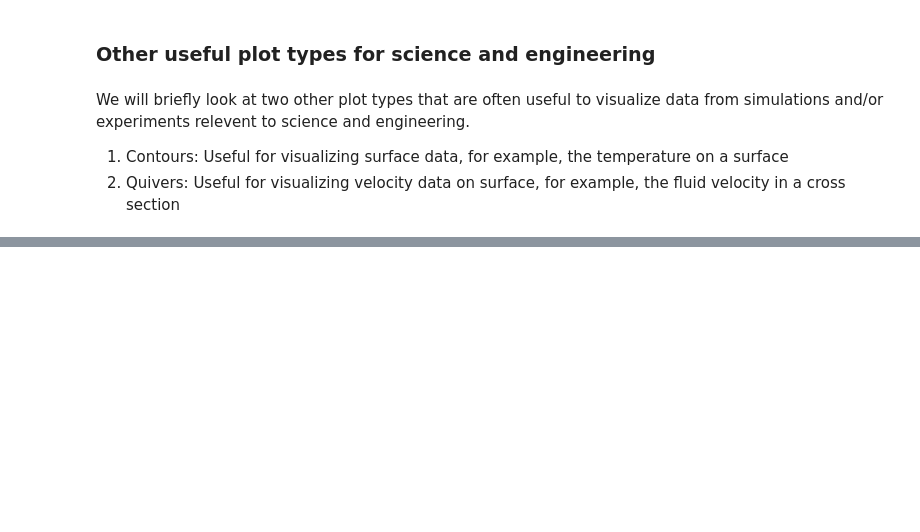
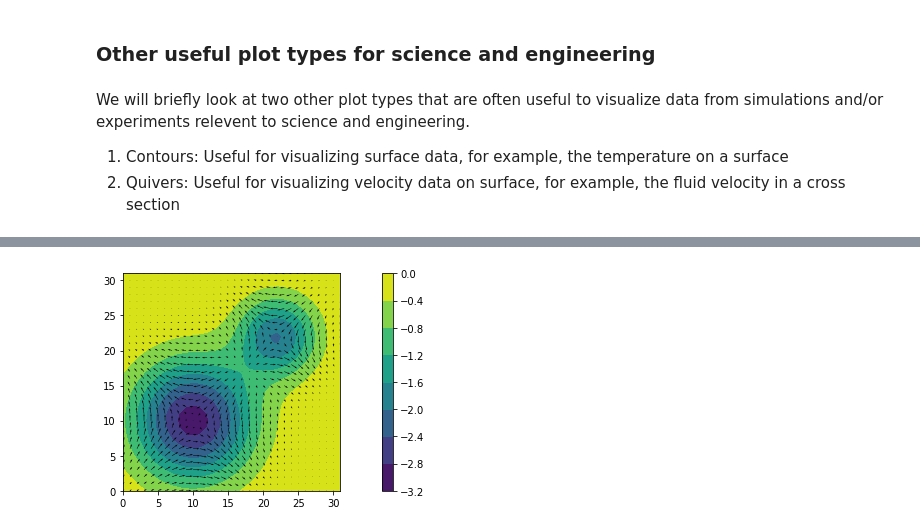
Before and after one commit to nishantsule/Data-Visualization-Workshop, a Jupyter notebook: Data-Viz-FundamentalsReview.ipynb, the cells around one changed output, grey strips where cells are left out. Drawn from its saved outputs; the diff is of its cells as text; code cells hidden in the pictures; blank space fills up the shorter version.

```diff
--- a/Data-Viz-FundamentalsReview.ipynb
+++ b/Data-Viz-FundamentalsReview.ipynb
@@ -470,0 +500,10 @@ We will briefly look at two other plot types that are often useful to visualize
+# %%
+dx, dy = np.gradient(fields_data)
+# %%
+plt.contourf(-fields_data)
+plt.colorbar()
+plt.quiver(dx,dy)
+plt.axis('image')
+plt.show()
+# %% [output]
+[figure, added]
```
Also changed, not shown: parts of 4 cells of this notebook, 1 other file.
